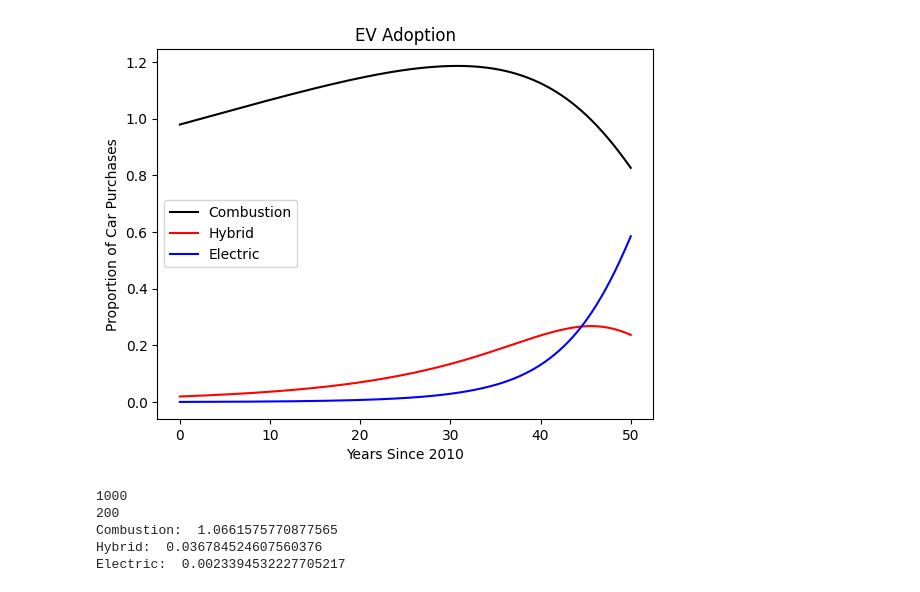
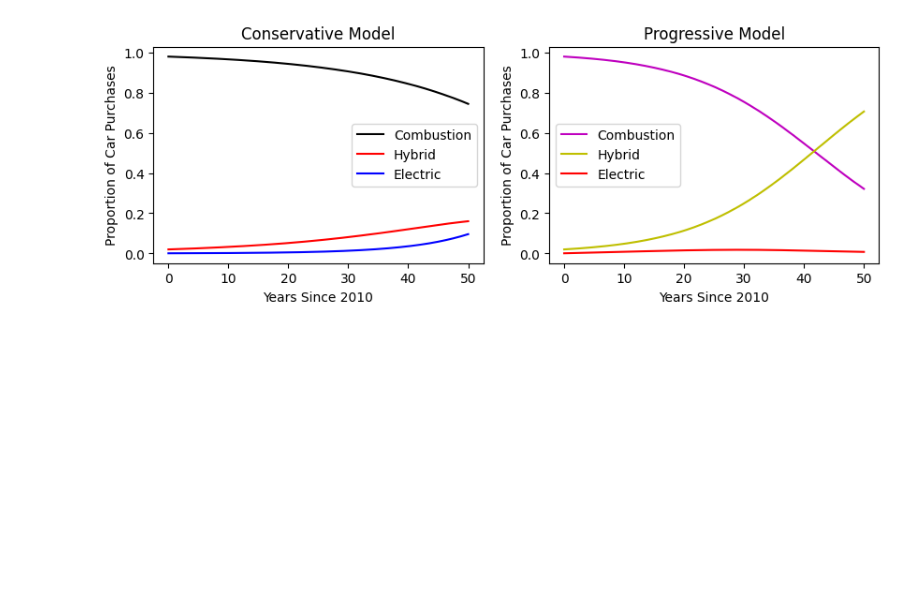
Before and after one commit to binDebug3/EVAdoption, a Jupyter notebook: dallin.ipynb, the cells around one changed output. Cells and saved outputs as stored; diff of their text form; code cells hidden in the pictures; blank space fills up the shorter version.

```diff
--- a/dallin.ipynb
+++ b/dallin.ipynb
@@ -7,55 +7,84 @@ from scipy.optimize import minimize
 # %%
 # build model
 def model(t, cars, ch, he, ec, hc, eh, ce, c, h, e):
-    return np.array([(hc-ch)*cars[0]*cars[1] + (ec-ce)*cars[0]*cars[2] + c*cars[0],
-                     (ch-hc)*cars[0]*cars[1] + (eh-he)*cars[1]*cars[2] + h*cars[1],
-                     (ce-ec)*cars[0]*cars[2] + (he-eh)*cars[1]*cars[2] + e*cars[2]])
+    return np.array([(hc-ch)*cars[0]*cars[1] + (ec-ce)*cars[0]*cars[2] + c,
+                     (ch-hc)*cars[0]*cars[1] + (eh-he)*cars[1]*cars[2] + h,
+                     (ce-ec)*cars[0]*cars[2] + (he-eh)*cars[1]*cars[2] + e])
 
 # constants
 ch = 0.15 # rate from combustion to hybrid
 he = 0.2 # rate from hybrid to electric
 ec = 0.01 # rate from electric to combustion
 hc = 0.1 # rate from hybrid to combustion
 eh = 0.01 # rate from electric to hybrid
 ce = 0.1 # rate from combustion to electric
-c = 0.01 # rate of new combustion
-h = 0.01 # rate of new hybrid
-e = 0.01 # rate of new electric
+c = 0.0 # rate of new combustion
+h = 0.0 # rate of new hybrid
+e = 0.0 # rate of new electric
+
+# ch = 0.19 # rate from combustion to hybrid
+# he = 0.2 # rate from hybrid to electric
+# ec = 0.01 # rate from electric to combustion
+# hc = 0.1 # rate from hybrid to combustion
+# eh = 0.18 # rate from electric to hybrid
+# ce = 0.1 # rate from combustion to electric
+# c = 0.0 # rate of new combustion
+# h = 0.0 # rate of new hybrid
+# e = 0.0005 # rate of new electric
 
 # initial conditions
 C = 0.9792
 H = 0.02
 E = 0.0008
 
 # time points
 t0 = 0
 tf = 50
 
 # solve ODE
 sol = solve_ivp(model, [t0, tf], [C, H, E], args=(ch, he, ec, hc, eh, ce, c, h, e), t_eval=np.linspace(t0, tf, 1000))
 
+# ch = 0.19 # rate from combustion to hybrid
+# he = 0.2 # rate from hybrid to electric
+# ec = 0.01 # rate from electric to combustion
+# hc = 0.1 # rate from hybrid to combustion
+# eh = 0.18 # rate from electric to hybrid
+# ce = 0.1 # rate from combustion to electric
+# c = 0.0 # rate of new combustion
+# h = 0.0 # rate of new hybrid
+# e = 0.0007 # rate of new electric
+
+ch = 0.19 # rate from combustion to hybrid
+he = 0.2 # rate from hybrid to electric
+ec = 0.080 # rate from electric to combustion
+hc = 0.1 # rate from hybrid to combustion
+eh = 0.43 # rate from electric to hybrid
+ce = 0.1 # rate from combustion to electric
+c = 0.0 # rate of new combustion
+h = 0.0 # rate of new hybrid
+e = 0.0007 # rate of new electric
+
+sol2 = solve_ivp(model, [t0, tf], [C, H, E], args=(ch, he, ec, hc, eh, ce, c, h, e), t_eval=np.linspace(t0, tf, 1000))
+
 # plot
+plt.figure(figsize=(10, 3))
+plt.subplot(121)
 plt.plot(sol.t, sol.y[0], label="Combustion", c="k")
 plt.plot(sol.t, sol.y[1], label="Hybrid", c="r")
 plt.plot(sol.t, sol.y[2], label="Electric", c="b")
-plt.title("EV Adoption")
+plt.title("Conservative Model")
+plt.xlabel("Years Since 2010")
+plt.ylabel("Proportion of Car Purchases")
+plt.legend()
+
+plt.subplot(122)
+plt.plot(sol2.t, sol2.y[0], label="Combustion", c="m")
+plt.plot(sol2.t, sol2.y[1], label="Hybrid", c="y")
+plt.plot(sol2.t, sol2.y[2], label="Electric", c="r")
+plt.title("Progressive Model")
 plt.xlabel("Years Since 2010")
 plt.ylabel("Proportion of Car Purchases")
 plt.legend()
 plt.show()
-
-# print values at t=10
-print(len(sol.y[0]))
-year = 2020
-time = int((year - 2010) * 1000 / tf)
-print(time)
-print("Combustion: ", sol.y[0][time])
-print("Hybrid: ", sol.y[1][time])
-print("Electric: ", sol.y[2][time])
 # %% [output]
-[figure, old version]
+[figure, new version]
-1000
-200
-Combustion:  1.0661575770877565
-Hybrid:  0.036784524607560376
-Electric:  0.0023394532227705217
```
Also changed, not shown: parts of 1 cell of this notebook, 1 other file.
